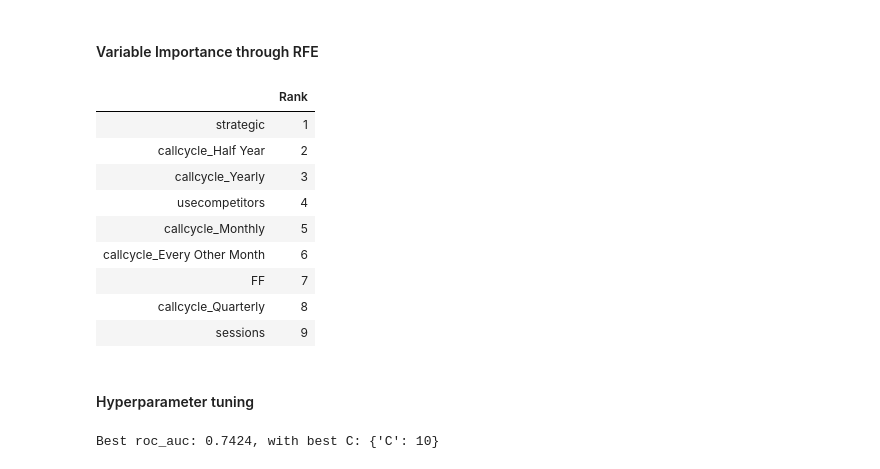
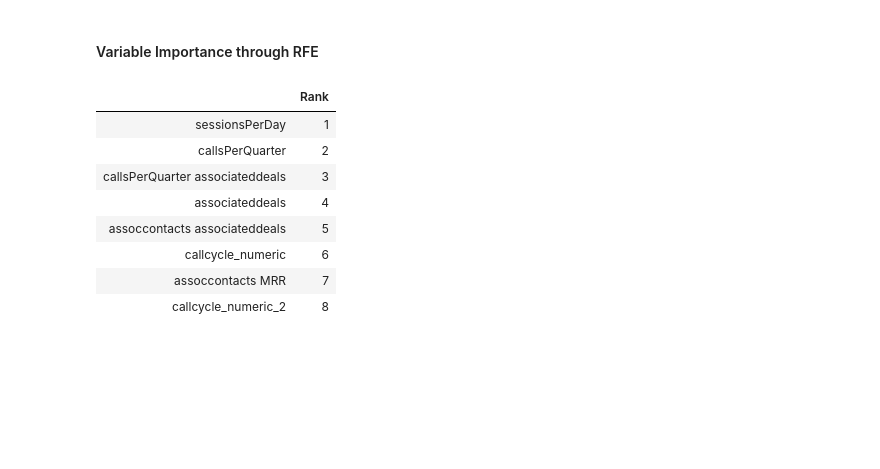
Before and after one commit to damonclifford/DSICapstone, a Jupyter notebook: LogReg.ipynb, the cells around one changed output. Cells and saved outputs as stored; diff of their text form; code cells hidden in the pictures; blank space fills up the shorter version.

```diff
--- a/LogReg.ipynb
+++ b/LogReg.ipynb
@@ -20,10 +20,6 @@ from dataprep.dataPrep import cleanData
 from dataprep.modelPrep import model_prep
 from dataprep.modelPrep import plotROCCurve
 # %%
-# Larger dataset
-#xcols = ['callsPerQuarter', 'assoccontacts', 'associateddeals', 'MRR', 'sessionsPerDay',"daysAsCustomer", "FF",'callcycle_numeric']
-
-# Current best
 xcols = ['callsPerQuarter','associateddeals','sessionsPerDay','callcycle_numeric']
 
 # List of interaction terms (each their own sublist)
@@ -41,4 +37,4 @@ ycol = "churn"
 
 df = cleanData("PSCCustomerData.csv", boxcox=True)
 
-X, y, xcolnames = model_prep(df,xcols,ycol, higherTerms=True, termDict=termDict, interactionTerms=True, interactionList = interactionList)
+X, y, xcolnames = model_prep(df,xcols,ycol, higherTerms=True, termDict=termDict, interactionTerms=True, interactionList = interactionList, standardize=False)
@@ -78,0 +43,6 @@ Index(['callsPerQuarter', 'associateddeals', 'sessionsPerDay',
+# %%
+# Model building and KFold
+lr = linear_model.LogisticRegression(class_weight='balanced',penalty='none', max_iter=10000)
+
+#fit model
+lr.fit(X,y)
@@ -202,33 +158,19 @@ pd.DataFrame(np.round(prob.T,2), index=xcolnames, columns=["% Change"]).sort_val
 # %%
 from sklearn.feature_selection import RFE
 
-selector = RFE(logreg_full, n_features_to_select=1)
+selector = RFE(lr, n_features_to_select=1)
 selector.fit(X, y)
 
 order = np.array(selector.ranking_)
 
 pd.DataFrame(order.T, index=xcolnames, columns=["Rank"]).sort_values(by="Rank")
 # %% [output]
 |  | Rank |
-| strategic | 1 |
-| callcycle_Half Year | 2 |
-| callcycle_Yearly | 3 |
-| usecompetitors | 4 |
-| callcycle_Monthly | 5 |
-| callcycle_Every Other Month | 6 |
-| FF | 7 |
-| callcycle_Quarterly | 8 |
-| sessions | 9 |
+| sessionsPerDay | 1 |
+| callsPerQuarter | 2 |
+| callsPerQuarter associateddeals | 3 |
+| associateddeals | 4 |
+| assoccontacts associateddeals | 5 |
+| callcycle_numeric | 6 |
+| assoccontacts MRR | 7 |
+| callcycle_numeric_2 | 8 |
-# %% [markdown]
-#### Hyperparameter tuning
-# %%
-# Hyper parameter tuning
-
-#Grid Search
-logreg = linear_model.LogisticRegression(class_weight='balanced', solver="liblinear")
-param = {'C':[0.001,0.01, 0.5, 0.6, 0.8,1,9,10,11]}
-clf = model_selection.GridSearchCV(logreg,param,scoring='roc_auc',refit=True,cv=5)
-clf.fit(X,y)
-print('Best roc_auc: {:.4}, with best C: {}'.format(clf.best_score_, clf.best_params_))
-# %% [output]
-Best roc_auc: 0.7424, with best C: {'C': 10}
```
Also changed, not shown: parts of 7 cells of this notebook, 6 other files.
